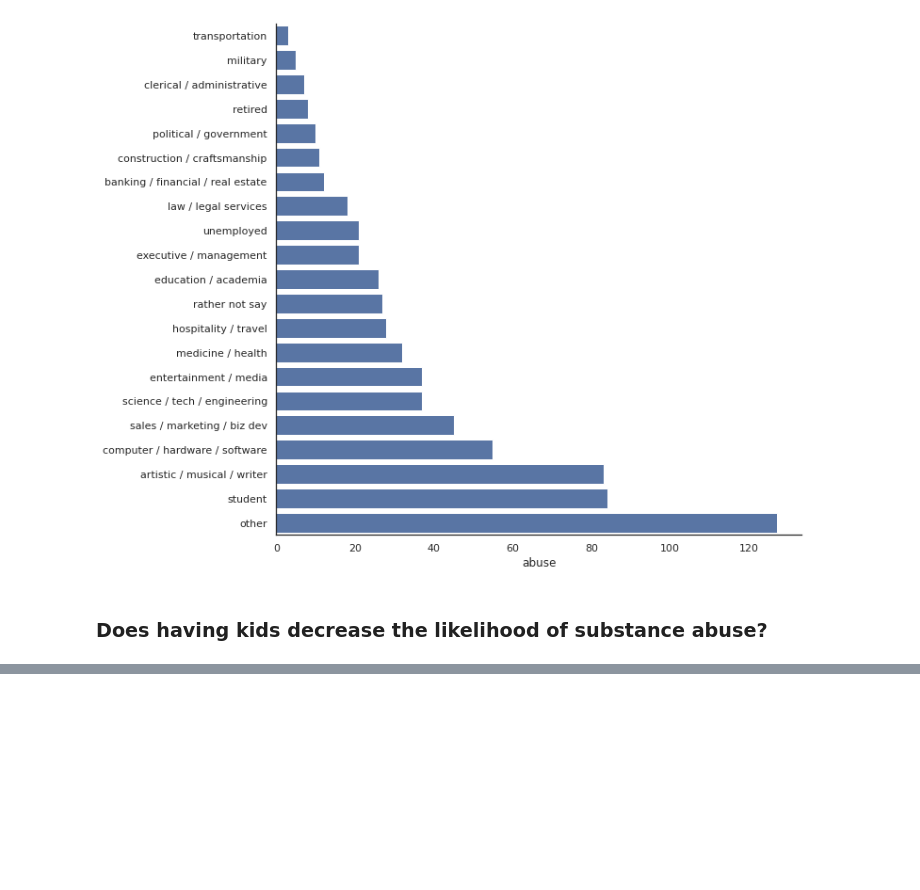
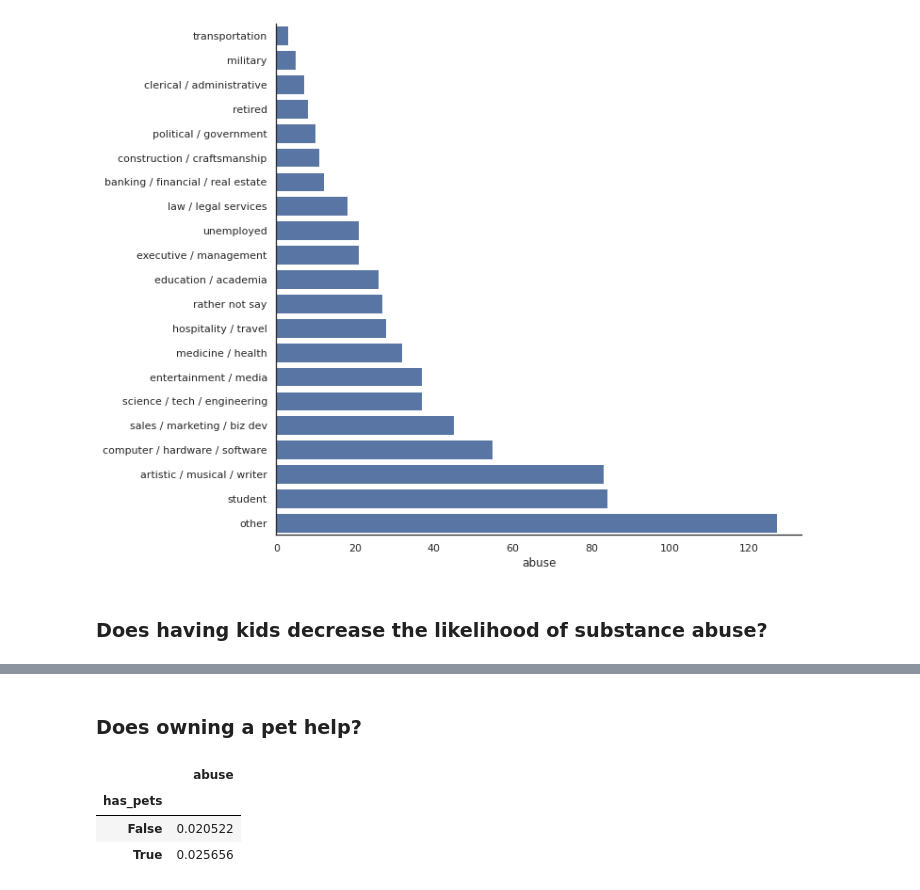
Before and after one commit to brunoarine/substance-problem-study, a Jupyter notebook: notebooks/project.ipynb, the cells around one changed output, grey strips where cells are left out. Saved outputs shown, nothing was run; the diff lists cells and outputs as text; code cells hidden in the pictures; blank space fills up the shorter version.

Commit message:
feat: Calculate effect of owning a pet

```diff
--- a/notebooks/project.ipynb
+++ b/notebooks/project.ipynb
@@ -180,0 +182,10 @@ kids.rename_axis("has kids")
+# %% [markdown]
+### Does owning a pet help?
+# %%
+pets = df_dummy.groupby("has_pets")["abuse"].mean().to_frame()
+pets
+# %% [output]
+|  | abuse |
+| has_pets |  |
+| False | 0.020522 |
+| True | 0.025656 |
```
Also changed, not shown: parts of 3 cells of this notebook.
